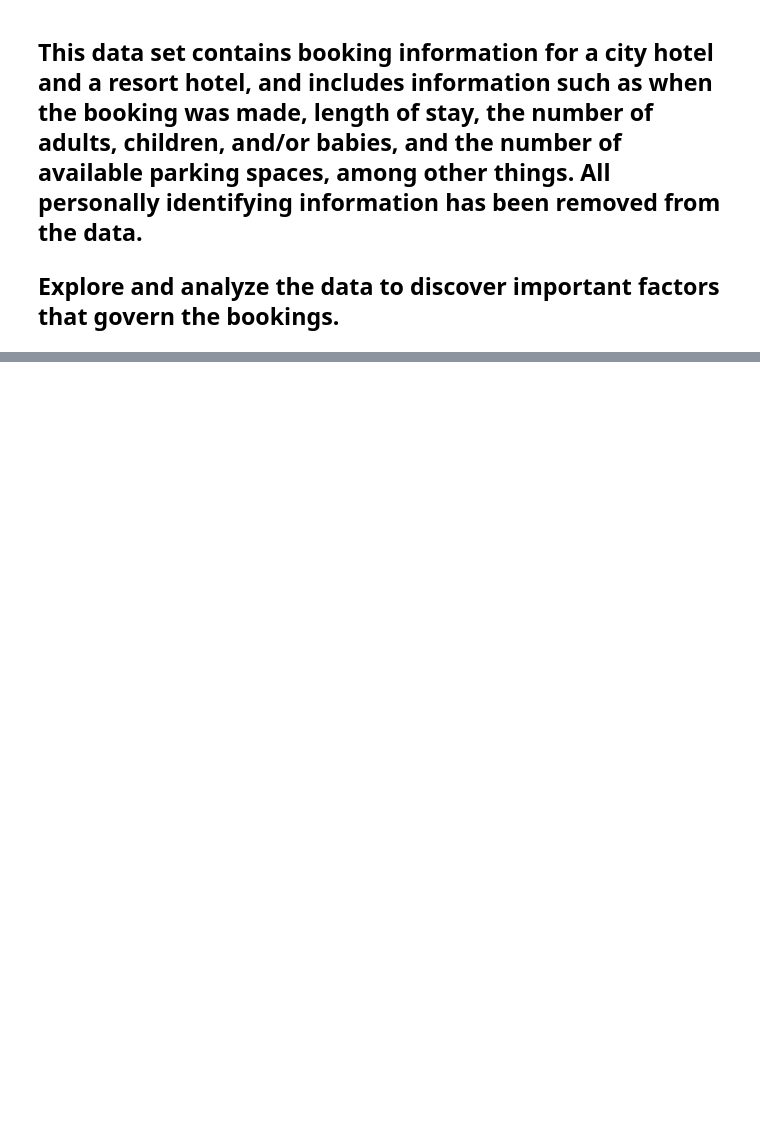
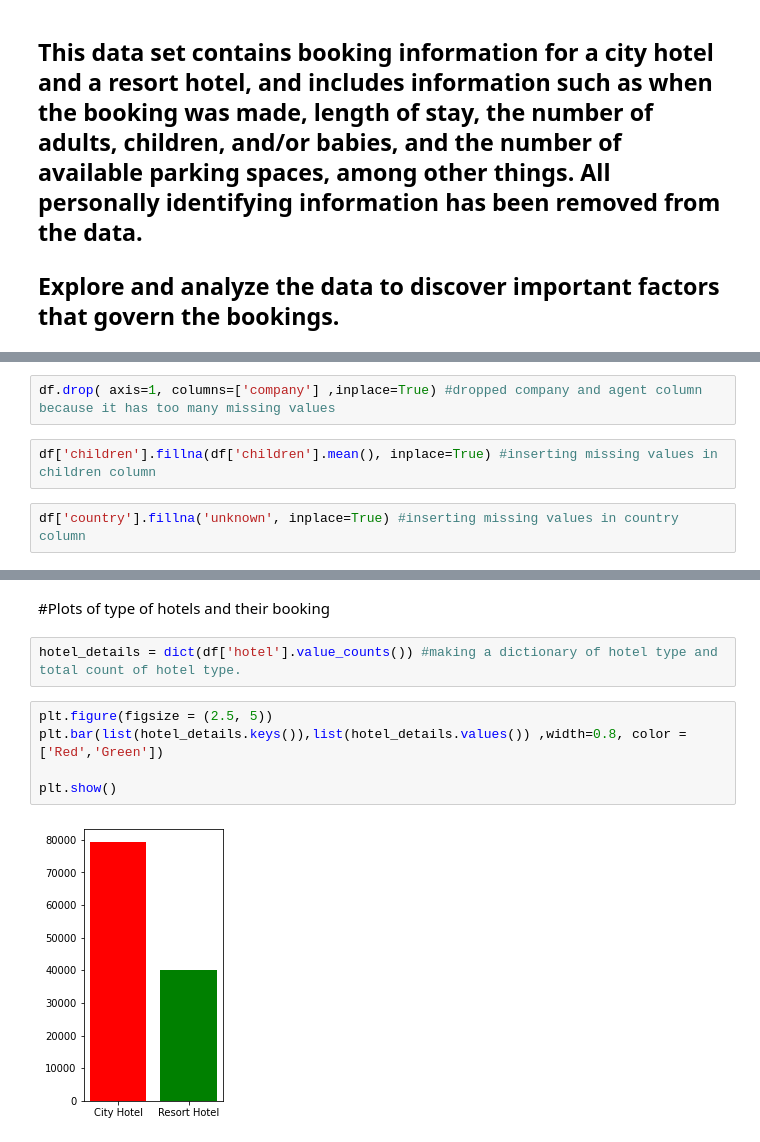
Before and after one commit to Sameervasudev/Hotel-Booking-Analysis---Capstone-Project, a Jupyter notebook: Sameer_Talashilkar_|_Hotel_Booking_Analysis_Capstone_Project.ipynb, the cells around one changed output, grey strips where cells are left out. Cells and saved outputs as stored; diff of their text form; blank space fills up the shorter version.

```diff
--- a/Sameer_Talashilkar_|_Hotel_Booking_Analysis_Capstone_Project.ipynb
+++ b/Sameer_Talashilkar_|_Hotel_Booking_Analysis_Capstone_Project.ipynb
@@ -8,0 +97,6 @@
+# %%
+df.drop( axis=1, columns=['company'] ,inplace=True) #dropped company and agent column because it has too many missing values
+# %%
+df['children'].fillna(df['children'].mean(), inplace=True) #inserting missing values in children column
+# %%
+df['country'].fillna('unknown', inplace=True) #inserting missing values in country column
@@ -8,0 +112,11 @@
+# %% [markdown]
+#Plots of type of hotels and their booking
+# %%
+hotel_details = dict(df['hotel'].value_counts()) #making a dictionary of hotel type and total count of hotel type.
+# %%
+plt.figure(figsize = (2.5, 5))
+plt.bar(list(hotel_details.keys()),list(hotel_details.values()) ,width=0.8, color =['Red','Green'])
+
+plt.show()
+# %% [output]
+[figure, added]
```
Also changed, not shown: parts of 10 cells of this notebook.
